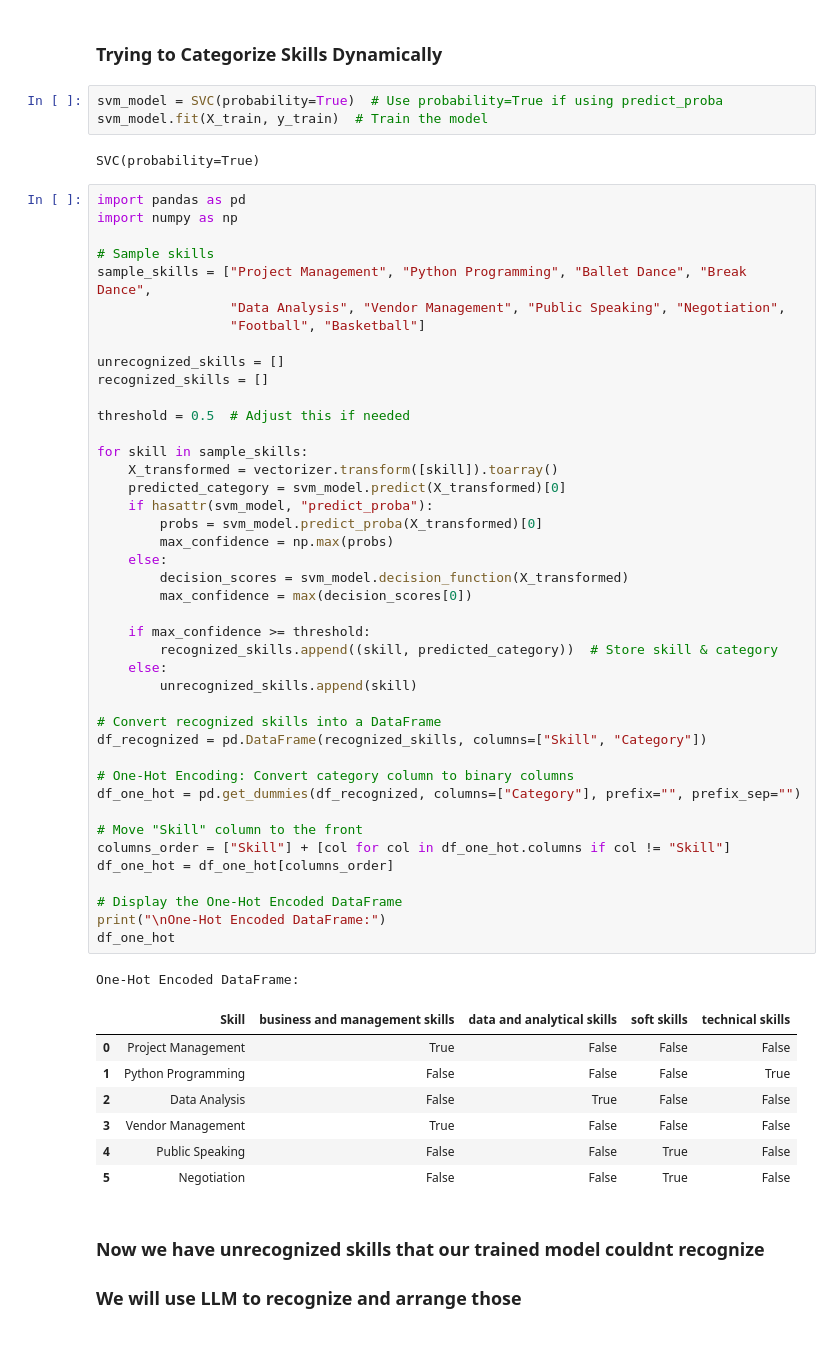
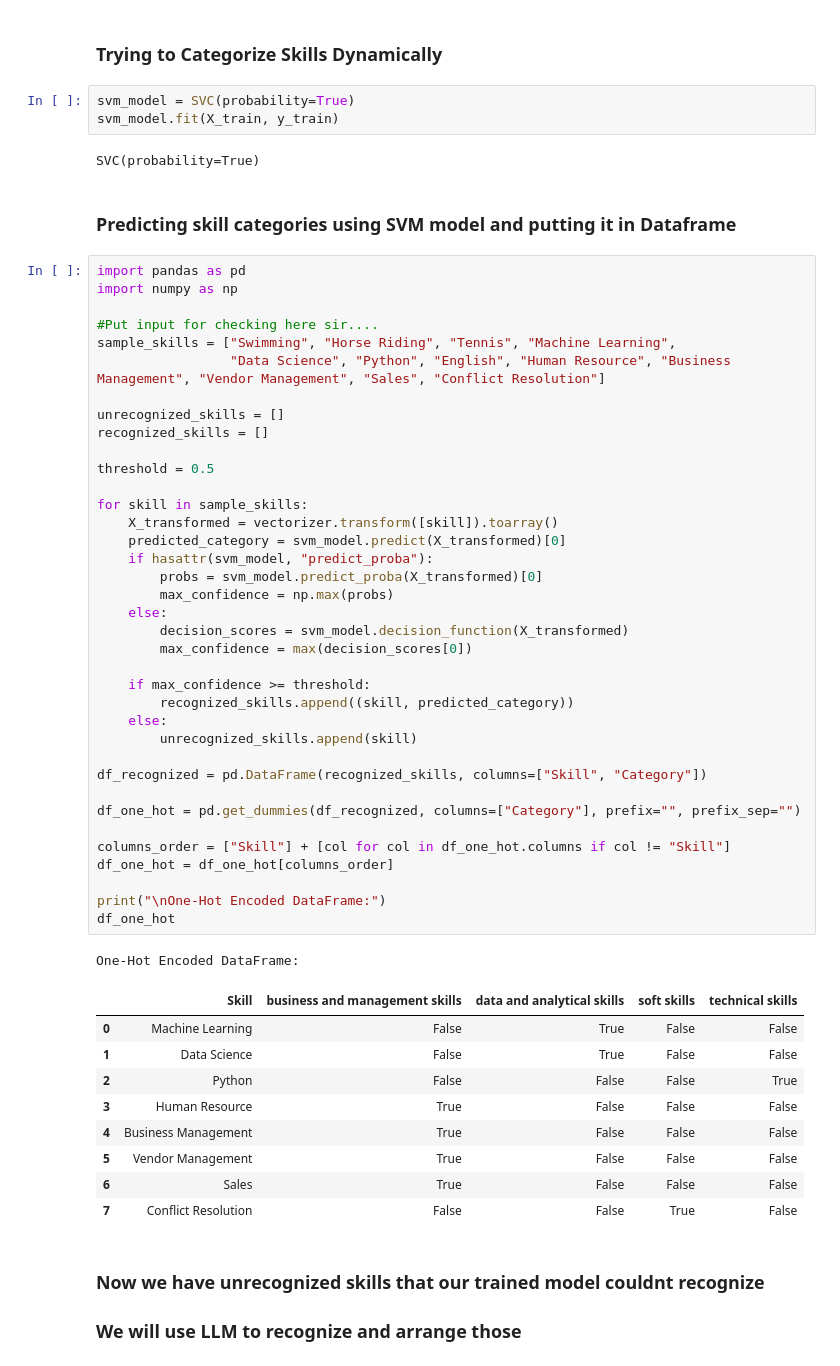
Before and after one commit to ac-26/skill-categorization, a Jupyter notebook: skill_categorization.ipynb, the cells around one changed output. Saved outputs shown, nothing was run; the diff lists cells and outputs as text.

Commit message:
Project Complete

```diff
--- a/skill_categorization.ipynb
+++ b/skill_categorization.ipynb
@@ -677,61 +672,60 @@ for skill in sample_skills:
 # %% [markdown]
 ### **Trying to Categorize Skills Dynamically**
 # %%
-svm_model = SVC(probability=True)  # Use probability=True if using predict_proba
-svm_model.fit(X_train, y_train)  # Train the model
+svm_model = SVC(probability=True)
+svm_model.fit(X_train, y_train)
 # %% [output]
 SVC(probability=True)
+# %% [markdown]
+### **Predicting skill categories using SVM model and putting it in Dataframe**
 # %%
 import pandas as pd
 import numpy as np
 
-# Sample skills
-sample_skills = ["Project Management", "Python Programming", "Ballet Dance", "Break Dance",
-                 "Data Analysis", "Vendor Management", "Public Speaking", "Negotiation",
-                 "Football", "Basketball"]
+#Put input for checking here sir....
+sample_skills = ["Swimming", "Horse Riding", "Tennis", "Machine Learning",
+                 "Data Science", "Python", "English", "Human Resource", "Business Management", "Vendor Management", "Sales", "Conflict Resolution"]
 
 unrecognized_skills = []
 recognized_skills = []
 
-threshold = 0.5  # Adjust this if needed
+threshold = 0.5
 
 for skill in sample_skills:
     X_transformed = vectorizer.transform([skill]).toarray()
     predicted_category = svm_model.predict(X_transformed)[0]
     if hasattr(svm_model, "predict_proba"):
         probs = svm_model.predict_proba(X_transformed)[0]
         max_confidence = np.max(probs)
     else:
         decision_scores = svm_model.decision_function(X_transformed)
         max_confidence = max(decision_scores[0])
 
     if max_confidence >= threshold:
-        recognized_skills.append((skill, predicted_category))  # Store skill & category
+        recognized_skills.append((skill, predicted_category))
     else:
         unrecognized_skills.append(skill)
 
-# Convert recognized skills into a DataFrame
 df_recognized = pd.DataFrame(recognized_skills, columns=["Skill", "Category"])
 
-# One-Hot Encoding: Convert category column to binary columns
 df_one_hot = pd.get_dummies(df_recognized, columns=["Category"], prefix="", prefix_sep="")
 
-# Move "Skill" column to the front
 columns_order = ["Skill"] + [col for col in df_one_hot.columns if col != "Skill"]
 df_one_hot = df_one_hot[columns_order]
 
-# Display the One-Hot Encoded DataFrame
 print("\nOne-Hot Encoded DataFrame:")
 df_one_hot
 # %% [output]
 One-Hot Encoded DataFrame:
 |  | Skill | business and management skills | data and analytical skills | soft skills | technical skills |
-| 0 | Project Management | True | False | False | False |
-| 1 | Python Programming | False | False | False | True |
-| 2 | Data Analysis | False | True | False | False |
-| 3 | Vendor Management | True | False | False | False |
-| 4 | Public Speaking | False | False | True | False |
-| 5 | Negotiation | False | False | True | False |
+| 0 | Machine Learning | False | True | False | False |
+| 1 | Data Science | False | True | False | False |
+| 2 | Python | False | False | False | True |
+| 3 | Human Resource | True | False | False | False |
+| 4 | Business Management | True | False | False | False |
+| 5 | Vendor Management | True | False | False | False |
+| 6 | Sales | True | False | False | False |
+| 7 | Conflict Resolution | False | False | True | False |
 # %% [markdown]
 ### **Now we have unrecognized skills that our trained model couldnt recognize**
 
```
Also changed, not shown: parts of 20 cells of this notebook.
